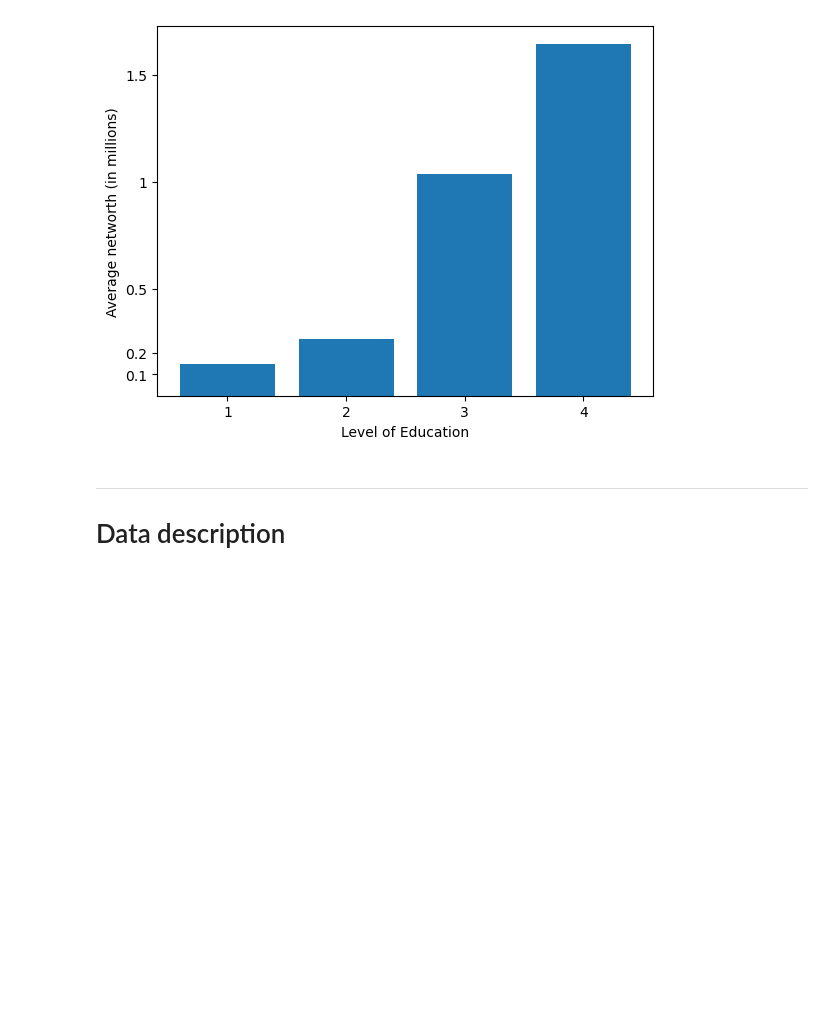
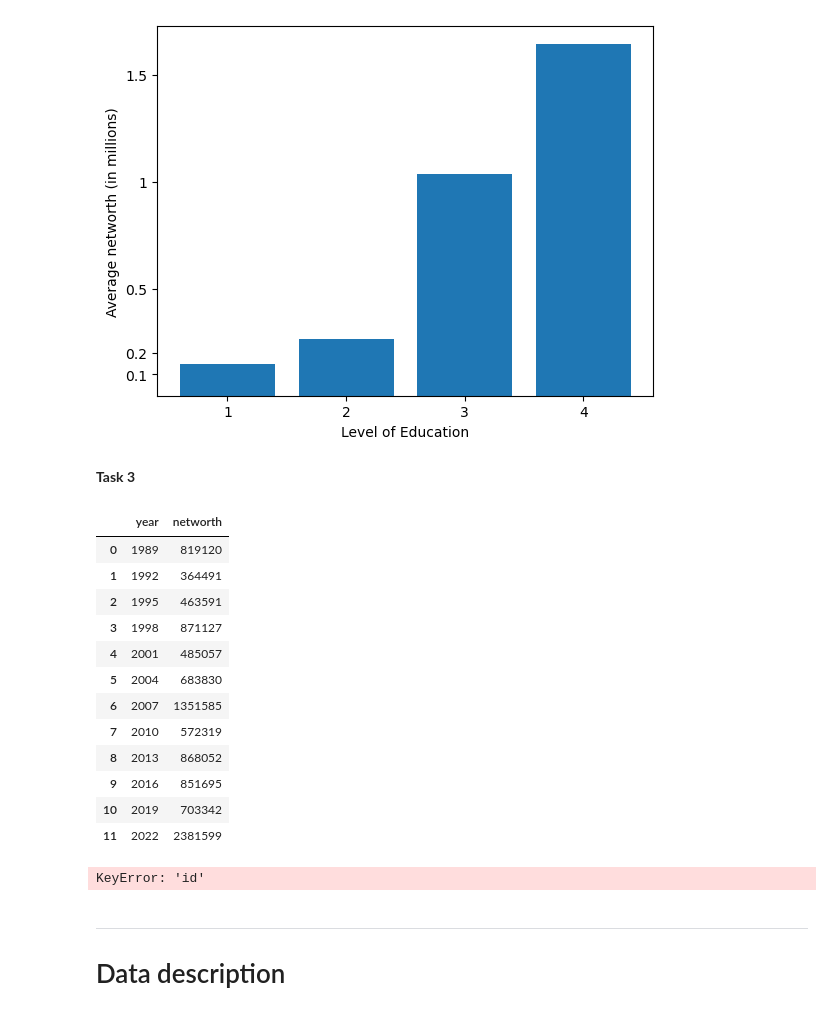
Before and after one commit to kai-thomas15/TECH2-H25-assignment2, a Jupyter notebook: assignment2.ipynb, the cells around one changed output. Saved outputs shown, nothing was run; the diff lists cells and outputs as text; code cells hidden in the pictures; blank space fills up the shorter version.

Commit message:
working on task 3

```diff
--- a/assignment2.ipynb
+++ b/assignment2.ipynb
@@ -211,6 +213,36 @@ plt.ylabel('Average networth (in millions)')
 _ = plt.yticks(yticks, [0.1, 0.2, 0.5, 1, 1.5])
 # %% [output]
 [figure]
+# %% [markdown]
+**Task 3**
+# %%
+# 3.1
+
+dfd = df[df['year'].between(1989, 2022)] # created new dataframe dfd looking at the last 3 decades
+
+dfd1 = round(dfd.groupby('year')['networth'].mean()).astype(int)
+
+dfd1 = dfd1.rename('networth').reset_index()
+
+dfd1
+# %% [output]
+|  | year | networth |
+| 0 | 1989 | 819120 |
+| 1 | 1992 | 364491 |
+| 2 | 1995 | 463591 |
+| 3 | 1998 | 871127 |
+| 4 | 2001 | 485057 |
+| 5 | 2004 | 683830 |
+| 6 | 2007 | 1351585 |
+| 7 | 2010 | 572319 |
+| 8 | 2013 | 868052 |
+| 9 | 2016 | 851695 |
+| 10 | 2019 | 703342 |
+| 11 | 2022 | 2381599 |
+# %%
+plt.bar(dfd1['year'], dfd1['id'])
+# %% [output]
+KeyError: 'id'
 # %% [markdown]
 ***
 # Data description
```
Also changed, not shown: parts of 1 cell of this notebook.
